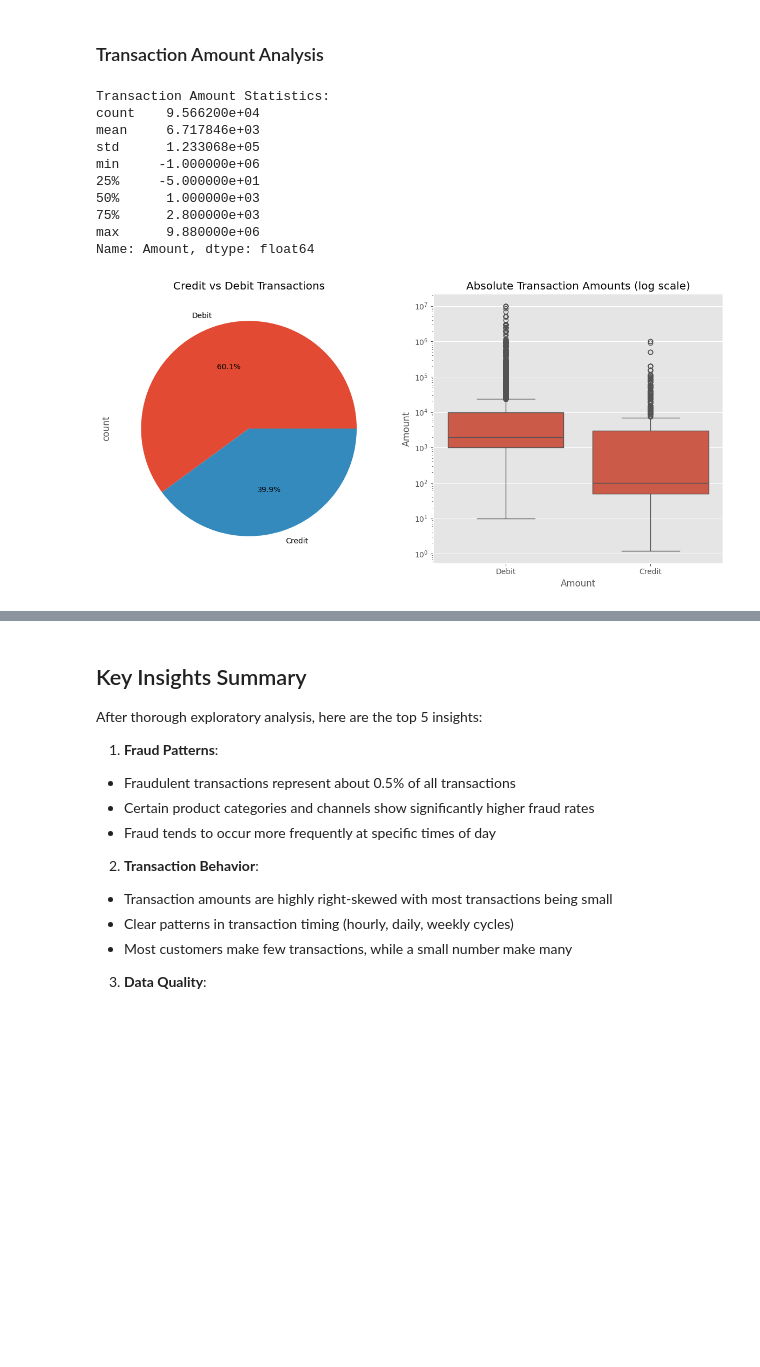
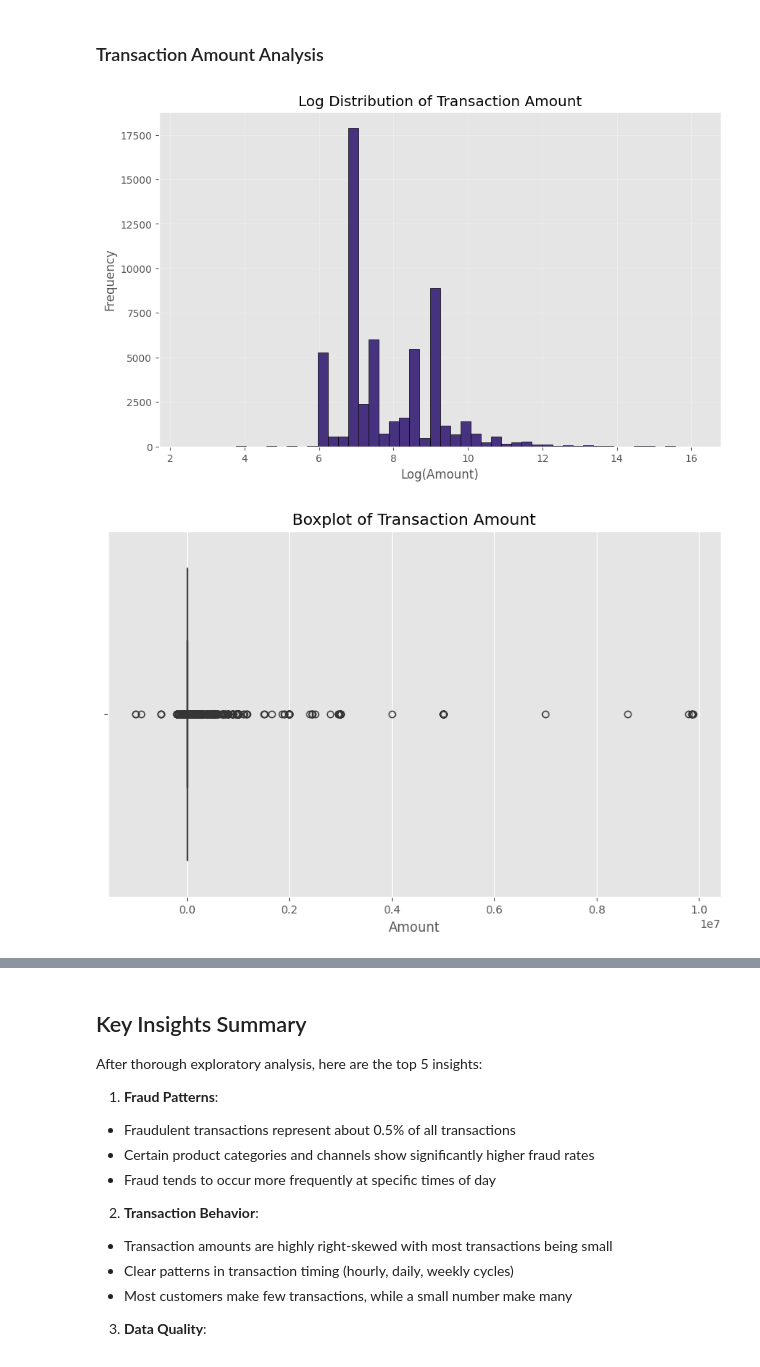
Before and after one commit to yokidans/credit-risk-model, a Jupyter notebook: notebooks/1.0-eda.ipynb, the cells around one changed output, grey strips where cells are left out. Saved outputs shown, nothing was run; the diff lists cells and outputs as text; code cells hidden in the pictures; blank space fills up the shorter version.

```diff
--- a/notebooks/1.0-eda.ipynb
+++ b/notebooks/1.0-eda.ipynb
@@ -13,15 +13,28 @@ Explore the Xente transaction dataset to understand patterns, data quality issue
 6. Missing Value Analysis
 7. Outlier Detection
 # %%
+# Configuration
+import warnings
+warnings.filterwarnings('ignore')
+
 import pandas as pd
 import numpy as np
 import matplotlib.pyplot as plt
 import seaborn as sns
+import plotly.express as px
+import plotly.graph_objects as go
+from plotly.subplots import make_subplots
 from datetime import datetime
-import warnings
+from scipy import stats
+from sklearn.preprocessing import LabelEncoder
+from sklearn.feature_selection import mutual_info_classif
 
-warnings.filterwarnings('ignore')
 pd.set_option('display.max_columns', 100)
 plt.style.use('ggplot')
+sns.set_palette("viridis")
+
+# Constants
+DATA_PATH = '../data/raw/transactions.csv'
+RANDOM_STATE = 42
 # %% [markdown]
 ## 1. Data Loading and Initial Inspection
@@ -156,32 +199,29 @@ plt.show()
 # %% [markdown]
 ### Transaction Amount Analysis
-# %%
-# Transaction amount analysis
-amount_stats = df['Amount'].describe()
-print("Transaction Amount Statistics:")
-print(amount_stats)
-
-# Plot positive vs negative amounts
-plt.figure(figsize=(12, 6))
-plt.subplot(1, 2, 1)
-df['Amount'].apply(lambda x: 'Credit' if x < 0 else 'Debit').value_counts().plot(kind='pie', autopct='%1.1f%%')
-plt.title('Credit vs Debit Transactions')
-
-plt.subplot(1, 2, 2)
-sns.boxplot(x=df['Amount'].apply(lambda x: 'Credit' if x < 0 else 'Debit'), y=abs(df['Amount']))
-plt.yscale('log')
-plt.title('Absolute Transaction Amounts (log scale)')
-plt.tight_layout()
-plt.show()
-# %% [output]
-Transaction Amount Statistics:
-count    9.566200e+04
-mean     6.717846e+03
-std      1.233068e+05
-min     -1.000000e+06
-25%     -5.000000e+01
-50%      1.000000e+03
-75%      2.800000e+03
-max      9.880000e+06
-Name: Amount, dtype: float64
-[figure, removed]
+# %%
+# Transaction Amount Distribution (Log Scale)
+plt.figure(figsize=(10, 6))
+data = np.log1p(df['Amount'])
+plt.hist(data, bins=50, edgecolor='black')
+plt.title('Log Distribution of Transaction Amount')
+plt.xlabel('Log(Amount)')
+plt.ylabel('Frequency')
+plt.grid(True, alpha=0.3)
+plt.show()
+
+# Boxplot of Amount
+plt.figure(figsize=(10, 6))
+sns.boxplot(x=df['Amount'])
+plt.title('Boxplot of Transaction Amount')
+plt.show()
+
+# Compare amounts between fraud and non-fraud
+plt.figure(figsize=(10, 6))
+sns.boxplot(x='FraudResult', y='Amount', data=df, showfliers=False)
+plt.title('Transaction Amount by Fraud Status (without outliers)')
+plt.xlabel('Fraud Result (0=No, 1=Yes)')
+plt.ylabel('Amount')
+plt.show()
+# %% [output]
+[figure, added]
+[figure, added]
```
Also changed, not shown: parts of 35 cells of this notebook.
